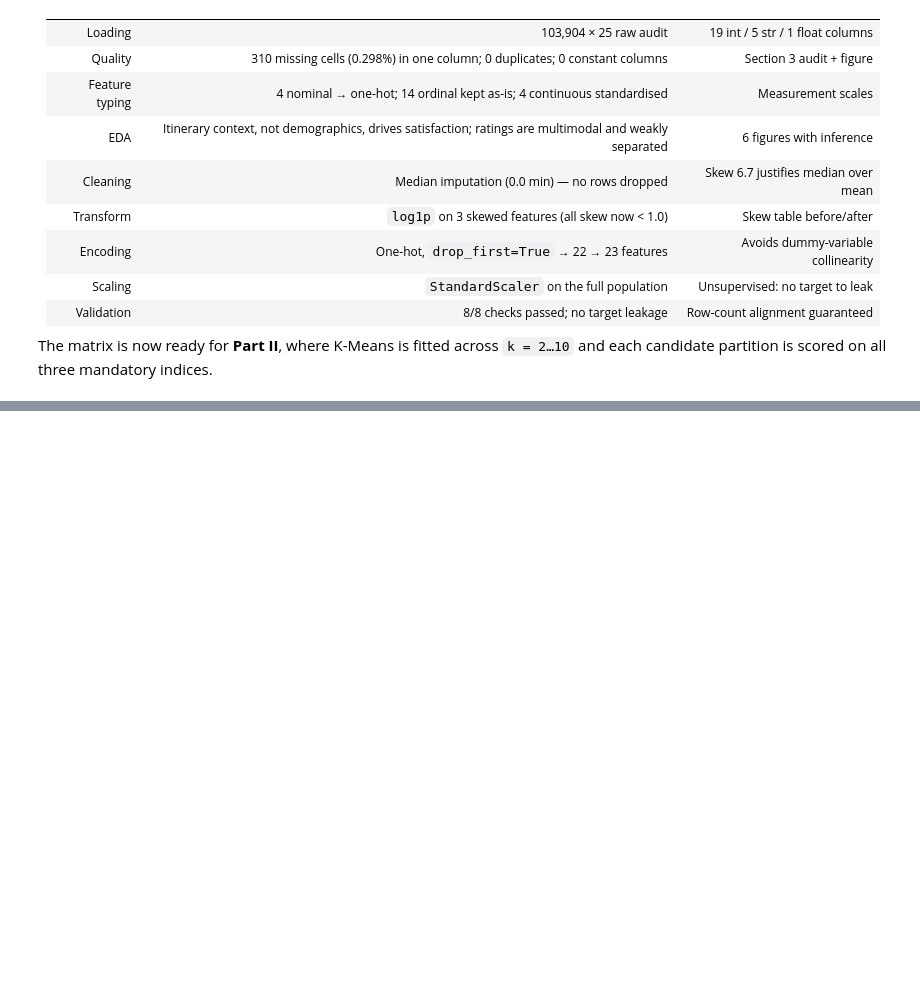
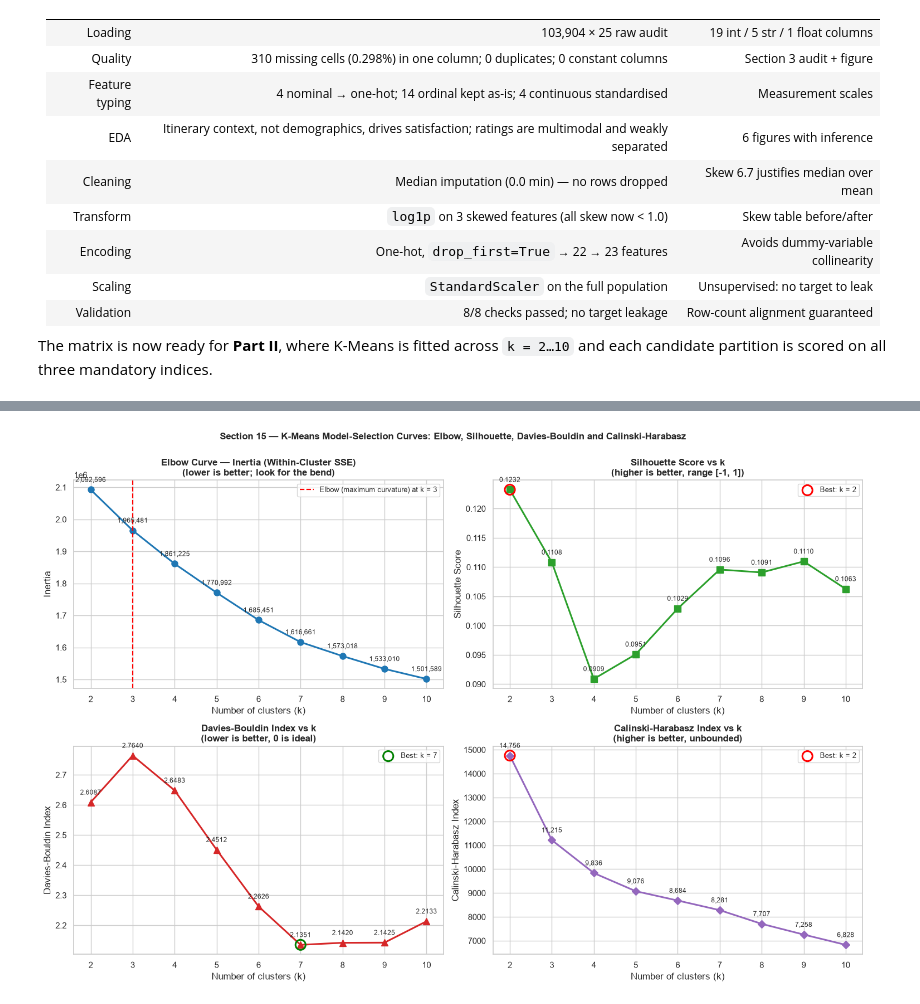
Before and after one commit to Phyboc/Machine-Learning-CaseStudy, a Jupyter notebook: src/clustering/clustering.ipynb, the cells around one changed output, grey strips where cells are left out. Drawn from its saved outputs; the diff is of its cells as text; code cells hidden in the pictures; blank space fills up the shorter version.

Commit message:
Added evaluation metrics for k-means

```diff
--- a/src/clustering/clustering.ipynb
+++ b/src/clustering/clustering.ipynb
@@ -1154,0 +1533,85 @@ scored on all three mandatory indices.
+# %%
+fig, axes = plt.subplots(2, 2, figsize=(15, 10))
+k_values = list(sweep_df.index)
+
+# Panel 1: Elbow curve (inertia) + marginal reduction bars
+axes[0, 0].plot(k_values, sweep_df["Inertia"], marker="o", linewidth=2.2, markersize=8, color="#1f77b4")
+axes[0, 0].axvline(best_k_elbow, color="red", linestyle="--", linewidth=1.6,
+                   label=f"Elbow (maximum curvature) at k = {best_k_elbow}")
+for k, v in zip(k_values, sweep_df["Inertia"]):
+    axes[0, 0].annotate(f"{v:,.0f}", (k, v), textcoords="offset points", xytext=(0, 10),
+                        ha="center", fontsize=8.5)
+axes[0, 0].set_title("Elbow Curve — Inertia (Within-Cluster SSE)\n(lower is better; look for the bend)", fontweight="bold")
+axes[0, 0].set_xlabel("Number of clusters (k)")
+axes[0, 0].set_ylabel("Inertia")
+axes[0, 0].set_xticks(k_values)
+axes[0, 0].legend(fontsize=9)
+
+# Panel 2: Silhouette
+axes[0, 1].plot(k_values, sweep_df["Silhouette Score"], marker="s", linewidth=2.2, markersize=8, color="#2ca02c")
+axes[0, 1].scatter([best_k_silhouette], [sweep_df.loc[best_k_silhouette, "Silhouette Score"]],
+                   s=170, facecolors="none", edgecolors="red", linewidths=2.2, zorder=5,
+                   label=f"Best: k = {best_k_silhouette}")
+for k, v in zip(k_values, sweep_df["Silhouette Score"]):
+    axes[0, 1].annotate(f"{v:.4f}", (k, v), textcoords="offset points", xytext=(0, 10),
+                        ha="center", fontsize=8.5)
+axes[0, 1].set_title("Silhouette Score vs k\n(higher is better, range [-1, 1])", fontweight="bold")
+axes[0, 1].set_xlabel("Number of clusters (k)")
+axes[0, 1].set_ylabel("Silhouette Score")
+axes[0, 1].set_xticks(k_values)
+axes[0, 1].legend(fontsize=9)
+
+# Panel 3: Davies-Bouldin
+axes[1, 0].plot(k_values, sweep_df["Davies-Bouldin Index"], marker="^", linewidth=2.2, markersize=8, color="#d62728")
+axes[1, 0].scatter([best_k_db], [sweep_df.loc[best_k_db, "Davies-Bouldin Index"]],
+                   s=170, facecolors="none", edgecolors="green", linewidths=2.2, zorder=5,
+                   label=f"Best: k = {best_k_db}")
+for k, v in zip(k_values, sweep_df["Davies-Bouldin Index"]):
+    axes[1, 0].annotate(f"{v:.4f}", (k, v), textcoords="offset points", xytext=(0, 10),
+                        ha="center", fontsize=8.5)
+axes[1, 0].set_title("Davies-Bouldin Index vs k\n(lower is better, 0 is ideal)", fontweight="bold")
+axes[1, 0].set_xlabel("Number of clusters (k)")
+axes[1, 0].set_ylabel("Davies-Bouldin Index")
+axes[1, 0].set_xticks(k_values)
+axes[1, 0].legend(fontsize=9)
+
+# Panel 4: Calinski-Harabasz
+axes[1, 1].plot(k_values, sweep_df["Calinski-Harabasz Index"], marker="D", linewidth=2.2, markersize=7, color="#9467bd")
+axes[1, 1].scatter([best_k_ch], [sweep_df.loc[best_k_ch, "Calinski-Harabasz Index"]],
+                   s=170, facecolors="none", edgecolors="red", linewidths=2.2, zorder=5,
+                   label=f"Best: k = {best_k_ch}")
+for k, v in zip(k_values, sweep_df["Calinski-Harabasz Index"]):
+    axes[1, 1].annotate(f"{v:,.0f}", (k, v), textcoords="offset points", xytext=(0, 10),
+                        ha="center", fontsize=8.5)
+axes[1, 1].set_title("Calinski-Harabasz Index vs k\n(higher is better, unbounded)", fontweight="bold")
+axes[1, 1].set_xlabel("Number of clusters (k)")
+axes[1, 1].set_ylabel("Calinski-Harabasz Index")
+axes[1, 1].set_xticks(k_values)
+axes[1, 1].legend(fontsize=9)
+
+fig.suptitle("Section 15 — K-Means Model-Selection Curves: Elbow, Silhouette, Davies-Bouldin and Calinski-Harabasz",
+             fontweight="bold", y=1.0)
+plt.tight_layout()
+plt.savefig(os.path.join(RESULTS_DIR, "kmeans_selection_curves.png"), dpi=300, bbox_inches="tight")
+plt.show()
+
+# Marginal inertia reduction — the curvature evidence behind the elbow
+plt.figure(figsize=(10, 5.5))
+bars = plt.bar([k for k in k_values if not np.isnan(sweep_df.loc[k, "Inertia Reduction"])],
+               sweep_df["Inertia Reduction (%)"].dropna().values,
+               color="#1f77b4", width=0.6)
+bars[0].set_color("#d62728")
+plt.plot(sweep_df["Inertia Reduction (%)"].dropna().index,
+         sweep_df["Inertia Reduction (%)"].dropna().values,
+         marker="o", color="black", linewidth=1.4, linestyle="--")
+for k, v in sweep_df["Inertia Reduction (%)"].dropna().items():
+    plt.annotate(f"{v:.2f}%", (k, v), textcoords="offset points", xytext=(0, 6), ha="center", fontsize=9)
+plt.title("Marginal Inertia Reduction per Added Cluster\n(red = largest single improvement: the elbow)", fontweight="bold")
+plt.xlabel("Number of clusters (k)")
+plt.ylabel("Inertia reduction vs k−1 (%)")
+plt.xticks(list(sweep_df["Inertia Reduction (%)"].dropna().index))
+plt.tight_layout()
+plt.savefig(os.path.join(RESULTS_DIR, "kmeans_marginal_inertia.png"), dpi=300, bbox_inches="tight")
+plt.show()
+# %% [output]
+[figure, added]
```
Also changed, not shown: parts of 18 cells of this notebook, 2 other files.
